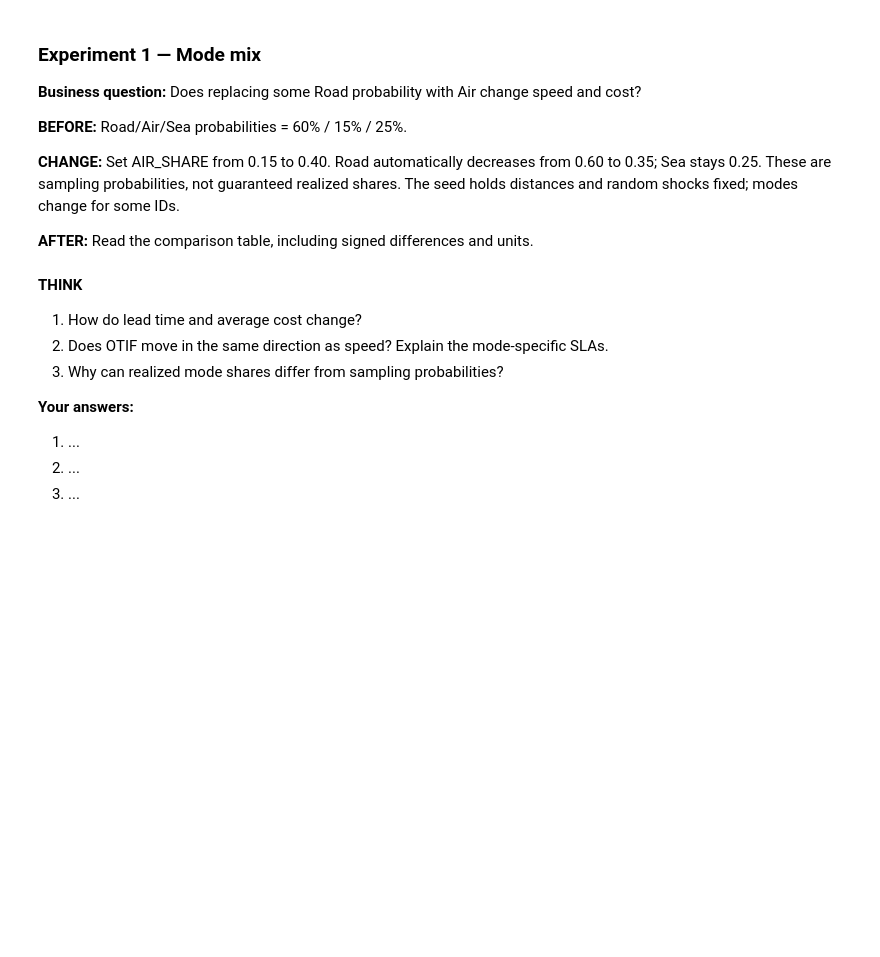
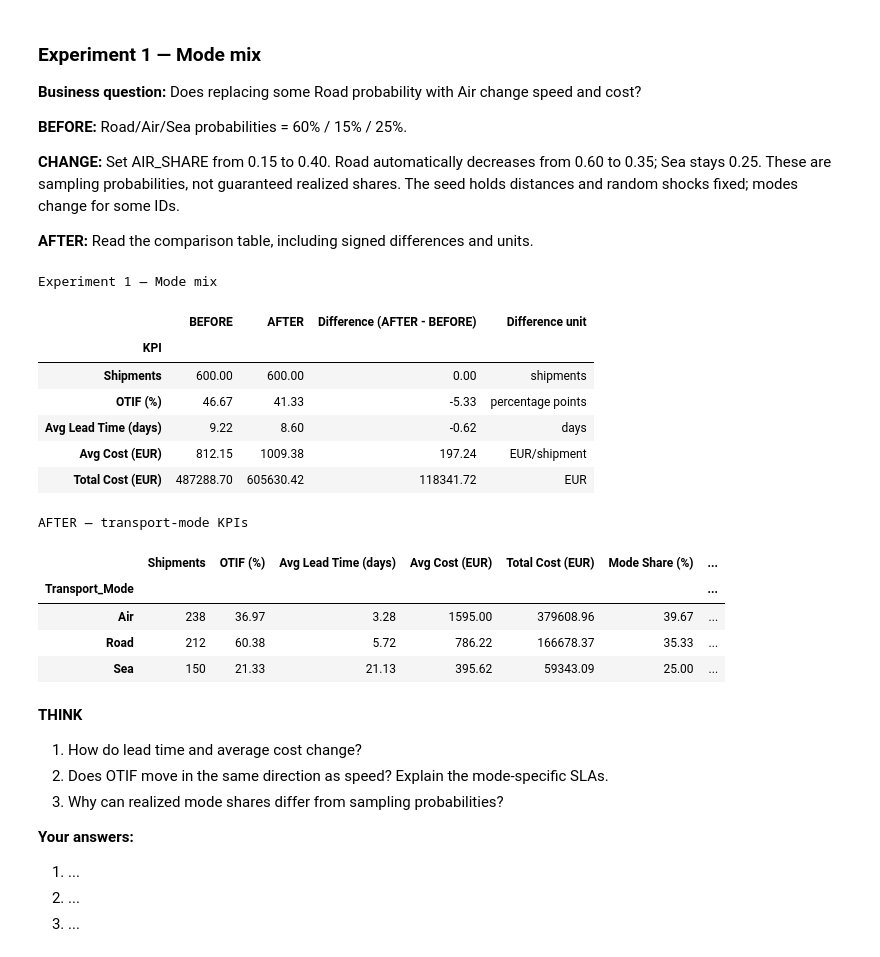
Before and after one commit to saikisri97/17_Hof_Lecture_Code_Pingo, a Jupyter notebook: SCA_2026/code/Descriptive_Analytics_Student.ipynb, the cells around one changed output. Drawn from its saved outputs; the diff is of its cells as text; code cells hidden in the pictures; blank space fills up the shorter version.

```diff
--- a/SCA_2026/code/Descriptive_Analytics_Student.ipynb
+++ b/SCA_2026/code/Descriptive_Analytics_Student.ipynb
@@ -176,10 +201,25 @@ Complete **Experiments 1–5 in order**. Each experiment starts independently fr
 
 **AFTER:** Read the comparison table, including signed differences and units.
 # %%
-AIR_SHARE = 0.15  # <-- CHANGE HERE: 0.15 -> 0.40
+AIR_SHARE = 0.40  # <-- CHANGE HERE: 0.15 -> 0.40
 shares = {"Road": 1 - AIR_SHARE - 0.25, "Air": AIR_SHARE, "Sea": 0.25}
 mode_mix_after = simulate_shipments(shares=shares, seed=42)
 compare(baseline, mode_mix_after, "Experiment 1 — Mode mix")  # <-- OBSERVE OUTPUT
+# %% [output]
+Experiment 1 — Mode mix
+|  | BEFORE | AFTER | Difference (AFTER - BEFORE) | Difference unit |
+| KPI |  |  |  |  |
+| Shipments | 600.00 | 600.00 | 0.00 | shipments |
+| OTIF (%) | 46.67 | 41.33 | -5.33 | percentage points |
+| Avg Lead Time (days) | 9.22 | 8.60 | -0.62 | days |
+| Avg Cost (EUR) | 812.15 | 1009.38 | 197.24 | EUR/shipment |
+| Total Cost (EUR) | 487288.70 | 605630.42 | 118341.72 | EUR |
+AFTER — transport-mode KPIs
+|  | Shipments | OTIF (%) | Avg Lead Time (days) | Avg Cost (EUR) | Total Cost (EUR) | Mode Share (%) | ... |
+| Transport_Mode |  |  |  |  |  |  | ... |
+| Air | 238 | 36.97 | 3.28 | 1595.00 | 379608.96 | 39.67 | ... |
+| Road | 212 | 60.38 | 5.72 | 786.22 | 166678.37 | 35.33 | ... |
+| Sea | 150 | 21.33 | 21.13 | 395.62 | 59343.09 | 25.00 | ... |
 # %% [markdown]
 **THINK**
 
```
Also changed, not shown: parts of 7 cells of this notebook, 2 other files.
